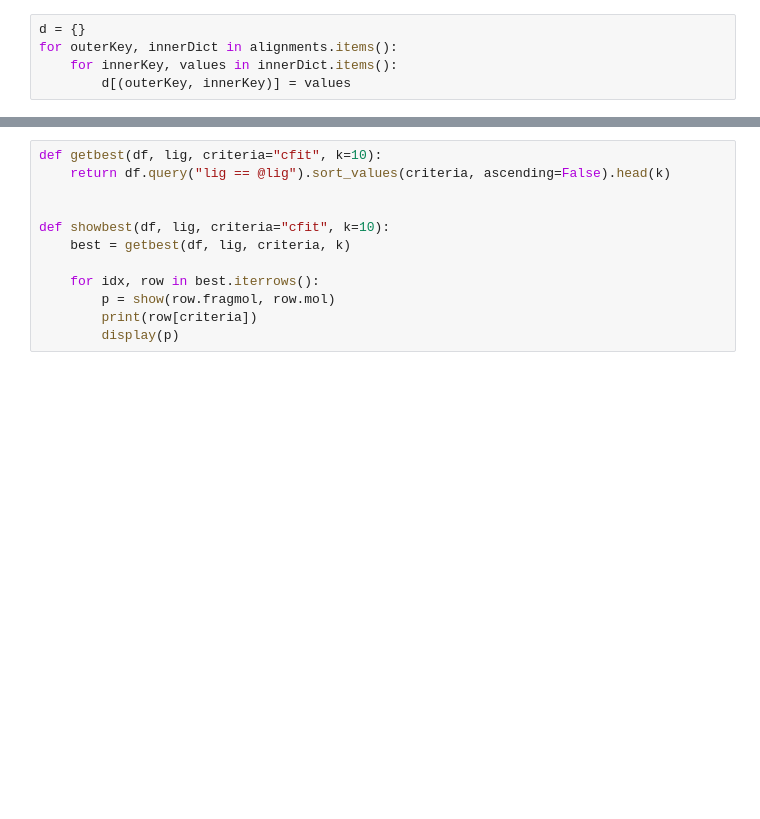
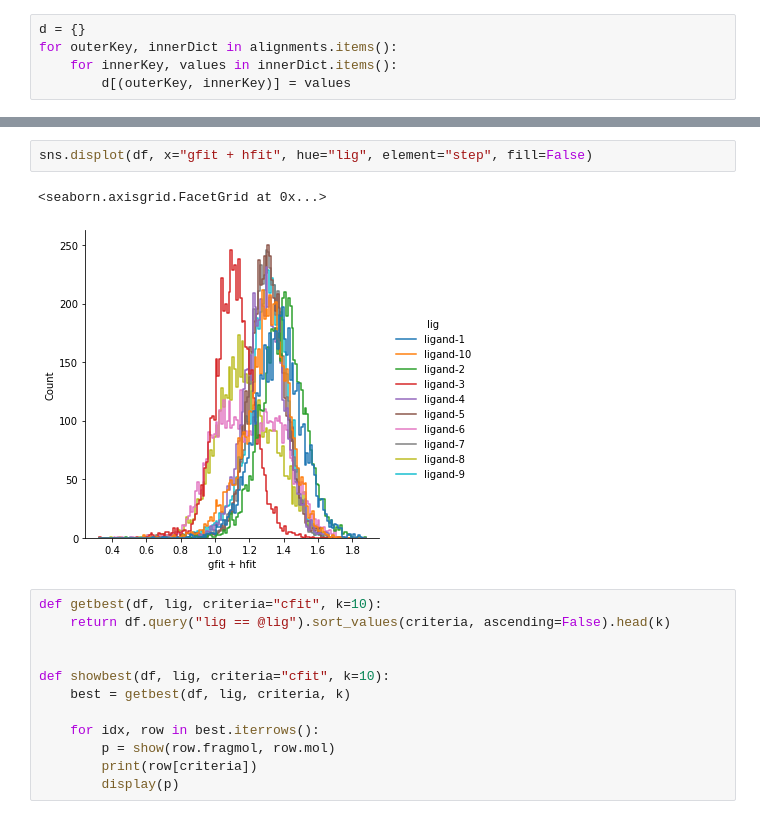
Before and after one commit to RMeli/densitymatch, a Jupyter notebook: experiments/vehicle_align/AnalysisVehicleMolgridBRD4.ipynb, the cells around one changed output, grey strips where cells are left out. Saved outputs shown, nothing was run; the diff lists cells and outputs as text; blank space fills up the shorter version.

```diff
--- a/experiments/vehicle_align/AnalysisVehicleMolgridBRD4.ipynb
+++ b/experiments/vehicle_align/AnalysisVehicleMolgridBRD4.ipynb
@@ -67,3 +74,8 @@ sns.displot(df, x="cfit", hue="lig", element="step", fill=False)
+# %%
+sns.displot(df, x="gfit + hfit", hue="lig", element="step", fill=False)
+# %% [output]
+<seaborn.axisgrid.FacetGrid at 0x...>
+[figure, added]
 # %%
 def getbest(df, lig, criteria="cfit", k=10):
     return df.query("lig == @lig").sort_values(criteria, ascending=False).head(k)
```
Also changed, not shown: parts of 6 cells of this notebook, 1 other file.
